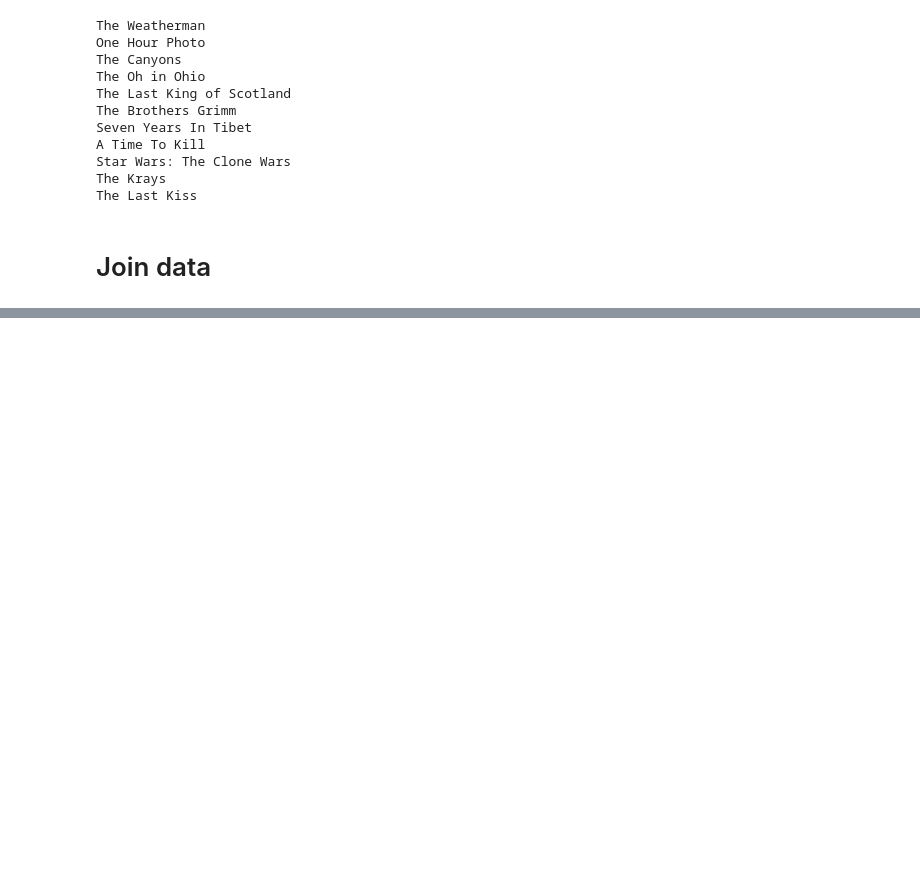
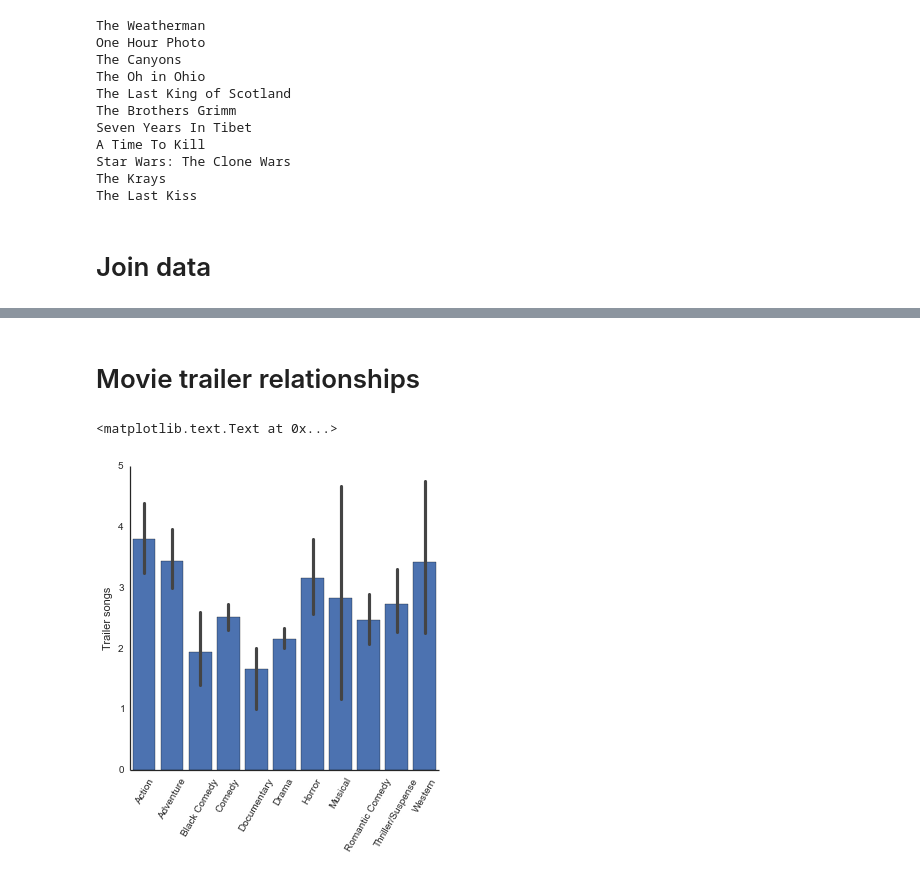
Before and after one commit to brianckeegan/Trailers, a Jupyter notebook: Trailers.ipynb, the cells around one changed output, grey strips where cells are left out. Saved outputs shown, nothing was run; the diff lists cells and outputs as text; code cells hidden in the pictures; blank space fills up the shorter version.

```diff
--- a/Trailers.ipynb
+++ b/Trailers.ipynb
@@ -350 +360,11 @@ df.head()
+# %% [markdown]
+# Movie trailer relationships
+# %%
+sns.factorplot('Genre_y','Trailer songs',data=df2,kind='auto')
+plt.xticks(rotation=60)
+plt.xlabel('')
+#plt.ylim((0,10))
+# %% [output]
+<matplotlib.text.Text at 0x...>
+[figure, added]
 # %%
```
Also changed, not shown: parts of 8 cells of this notebook.
